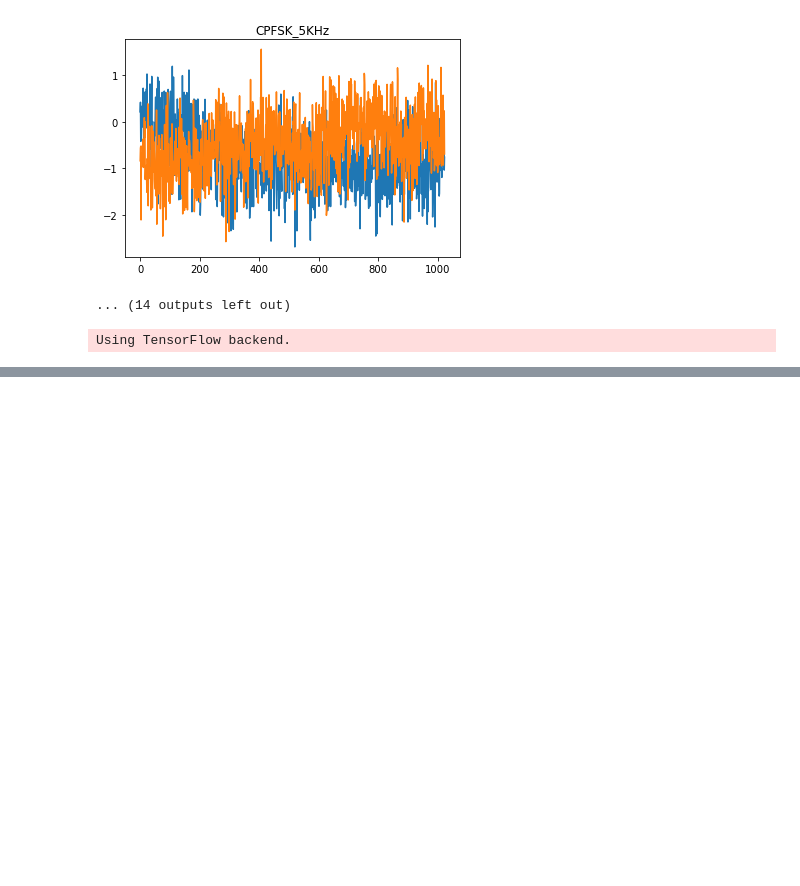
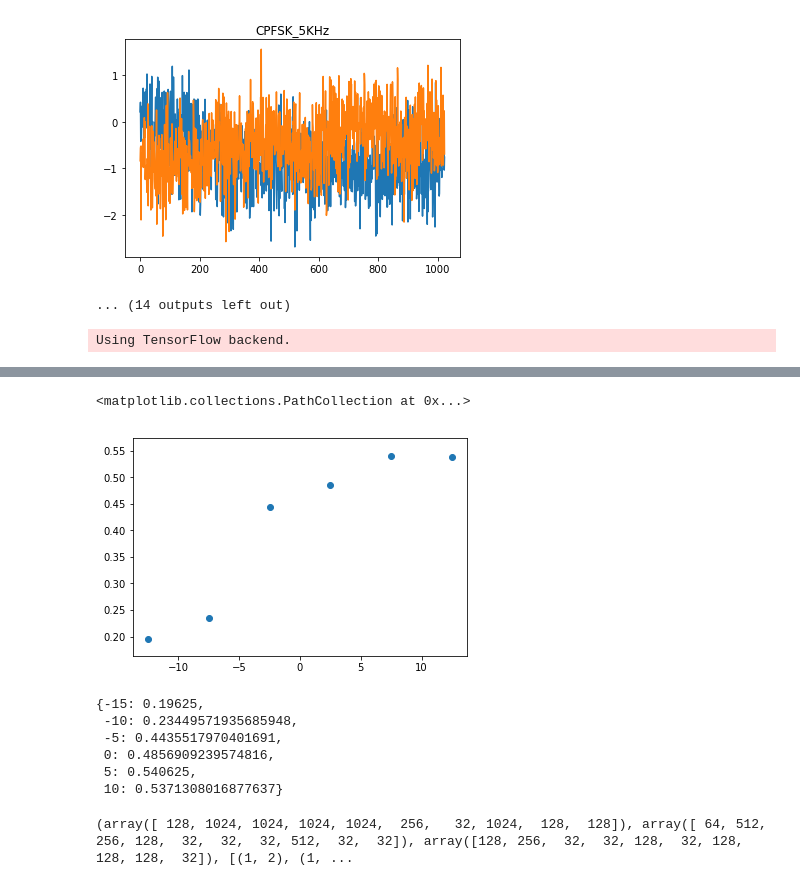
Before and after one commit to yunfanz/army_challenge, a Jupyter notebook: Code Examples and Data Ingest Utilities/scratch.ipynb, the cells around one changed output, grey strips where cells are left out. Drawn from its saved outputs; the diff is of its cells as text; code cells hidden in the pictures; blank space fills up the shorter version.

Commit message:
add hyper parameter optimization

```diff
--- a/Code Examples and Data Ingest Utilities/scratch.ipynb
+++ b/Code Examples and Data Ingest Utilities/scratch.ipynb
@@ -229,0 +289,14 @@ model.load_weights?
+# %%
+plt.scatter(np.array(list(acc.keys()))+2.5, list(acc.values()))
+# %% [output]
+<matplotlib.collections.PathCollection at 0x...>
+[figure, added]
+# %%
+acc
+# %% [output]
+{-15: 0.19625,
+ -10: 0.23449571935685948,
+ -5: 0.4435517970401691,
+ 0: 0.4856909239574816,
+ 5: 0.540625,
+ 10: 0.5371308016877637}
@@ -229,0 +305,43 @@ model.load_weights?
+# %%
+def get_params(size=10):
+
+    f1, f2, f3, stride1, kernel1 = [], [], [], [], []
+    for i in range(size):
+        f1.append(random.randint(5,10))
+        f2.append(random.randint(5, f1[-1]))
+        f3.append(random.randint(5, 8))
+        if np.random.random() > 0.5:
+            s1 = (1,2)
+        else:
+            s1 = (1,1)
+        if np.random.random() > 0.5:
+            k1 = (1,5)
+        else:
+            k1 = (1,3)
+        stride1.append(s1)
+        kernel1.append(k1)
+    f1 = 2**np.asarray(f1)
+    f2 = 2**np.asarray(f2)
+    f3 = 2**np.asarray(f3)
+    return f1, f2, f3, stride1, kernel1
+print(get_params(10))
+
+def build_model(f1, f2, f3, kernel1, stride1, dr=0.5, in_shp=[2,1024]):
+    model = models.Sequential()
+    model.add(Reshape(in_shp+[1], input_shape=in_shp))
+    model.add(ZeroPadding2D((0, 2)))
+    model.add(Convolution2D(f1, kernel_size=kernel1, strides=stride1, border_mode='valid', activation="relu", name="conv1", init='glorot_uniform'))
+    model.add(Dropout(dr))
+    model.add(ZeroPadding2D((0, 2)))
+    model.add(Convolution2D(f2, kernel_size=(2,3), border_mode="valid", activation="relu", name="conv2", init='glorot_uniform'))
+    model.add(Dropout(dr))
+    model.add(Flatten())
+    model.add(Dense(f3, activation='relu', init='he_normal', name="dense1"))
+    model.add(Dropout(dr))
+    model.add(Dense( len(classes), init='he_normal', name="dense2" ))
+    model.add(Activation('softmax'))
+    model.add(Reshape([len(classes)]))
+    model.summary()
+    return model
+# %% [output]
+(array([ 128, 1024, 1024, 1024, 1024,  256,   32, 1024,  128,  128]), array([ 64, 512, 256, 128,  32,  32,  32, 512,  32,  32]), array([128, 256,  32,  32, 128,  32, 128, 128, 128,  32]), [(1, 2), (1, ...
```
Also changed, not shown: parts of 11 cells of this notebook, 1 other file.
